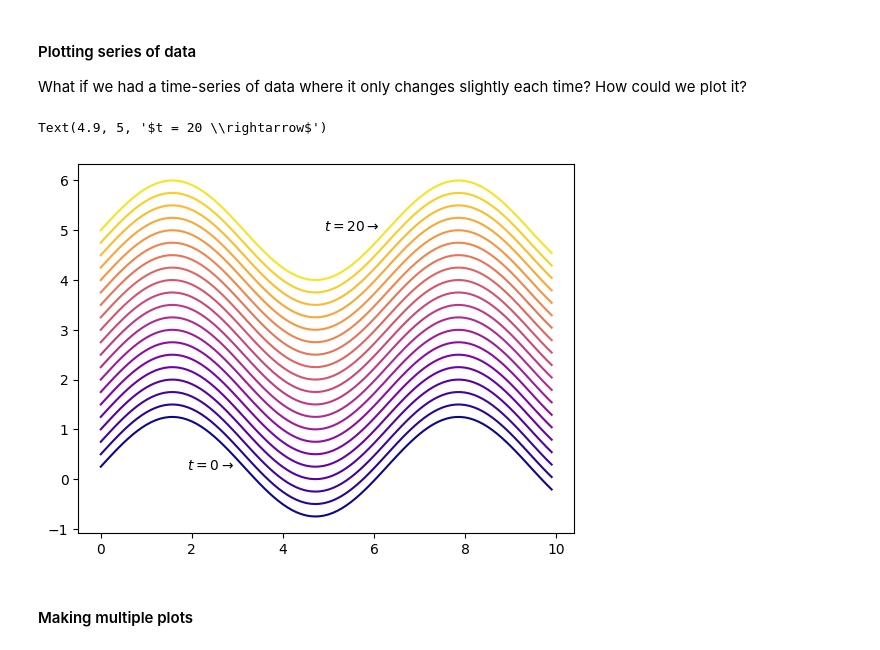
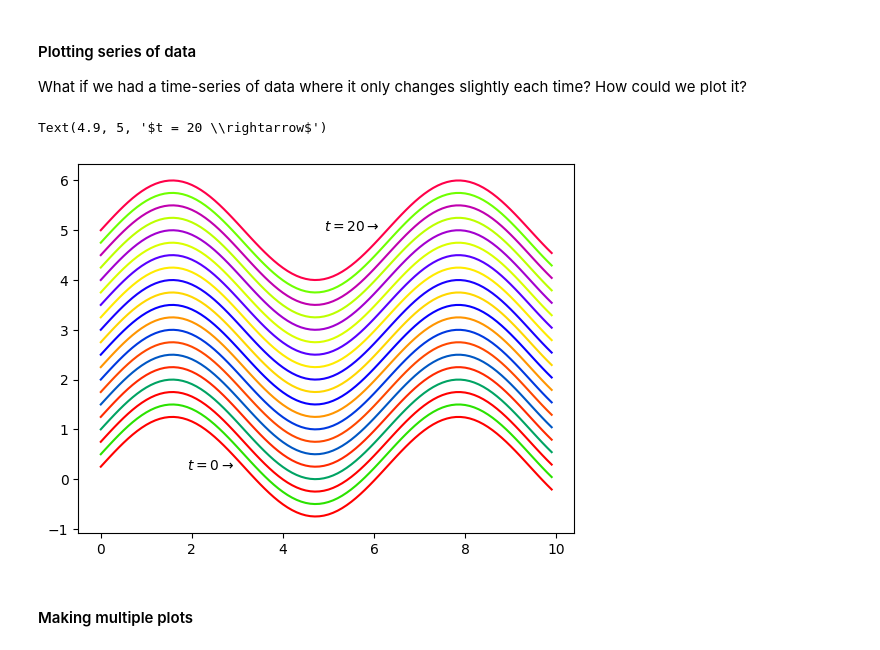
Before and after one commit to Brogan8813/strain-cell, a Jupyter notebook: Fitting_Code/Cambridge Plot examples.ipynb, the cells around one changed output. Drawn from its saved outputs; the diff is of its cells as text; code cells hidden in the pictures.

```diff
--- a/Fitting_Code/Cambridge Plot examples.ipynb
+++ b/Fitting_Code/Cambridge Plot examples.ipynb
@@ -153,20 +154,21 @@ for i in range(20):
     all_ys.append(yi)
 # %%
 # let's choose a nice colormap
-cmap= plt.get_cmap('plasma')
+#import matplotlib as plt
+cmap= plt.colormaps['prism']
 
 #cmap= plt.get_cmap('Pastel1')
 
 # And now we can plot all 20 datasets with a different color
 for i in range(20):
     plt.plot(xs,all_ys[i],color=cmap(i/20))
 
 # Let's add a text label to the plot
 plt.text(1.9,0.2,r'$t = 0 \rightarrow$')
 plt.text(4.9,5,r'$t = 20 \rightarrow$')
 # %% [output]
 Text(4.9, 5, '$t = 20 \\rightarrow$')
-[figure, old version]
+[figure, new version]
 # %% [markdown]
 #### Making multiple plots
 # %%
```
Also changed, not shown: parts of 3 cells of this notebook.
